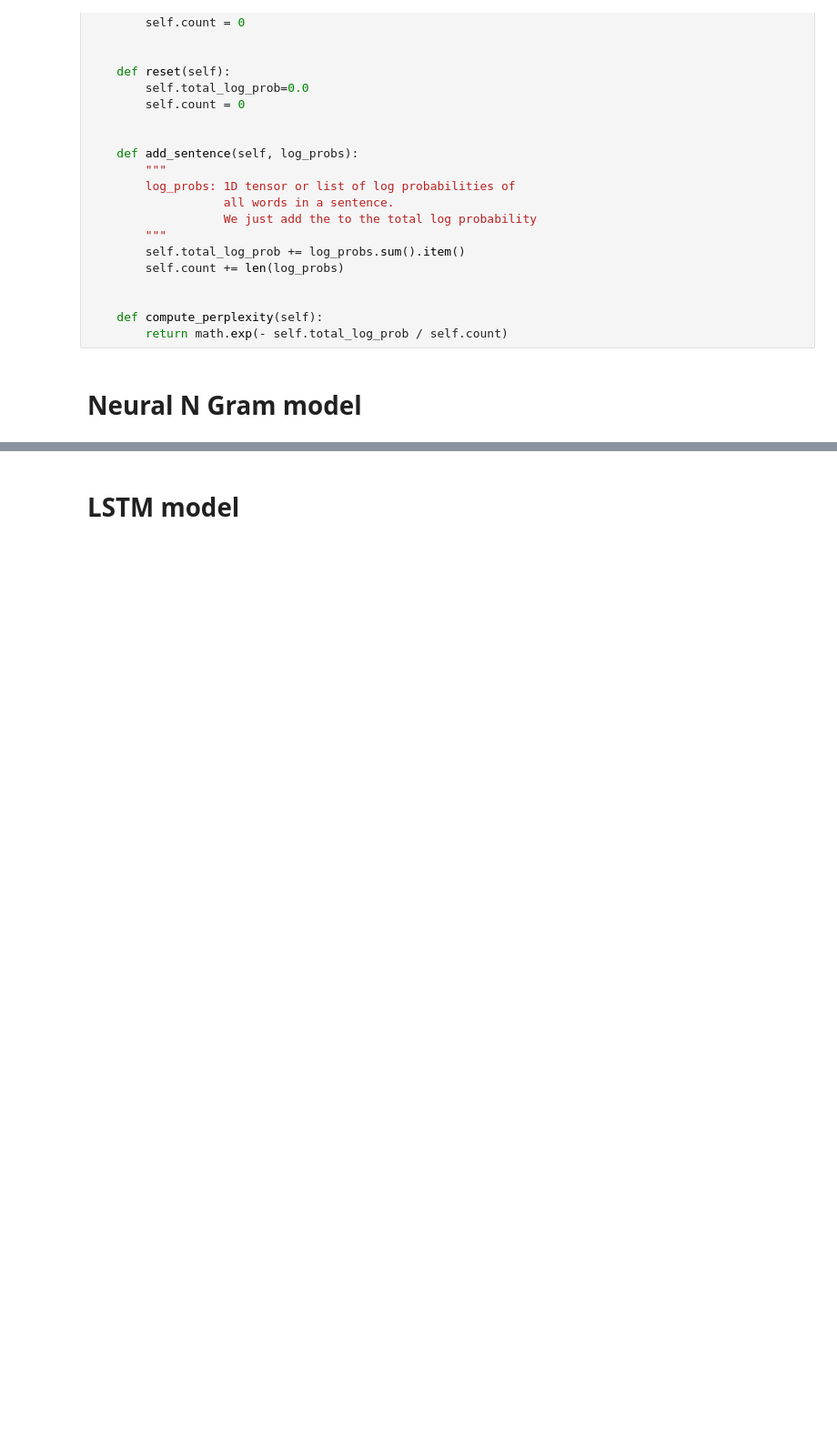
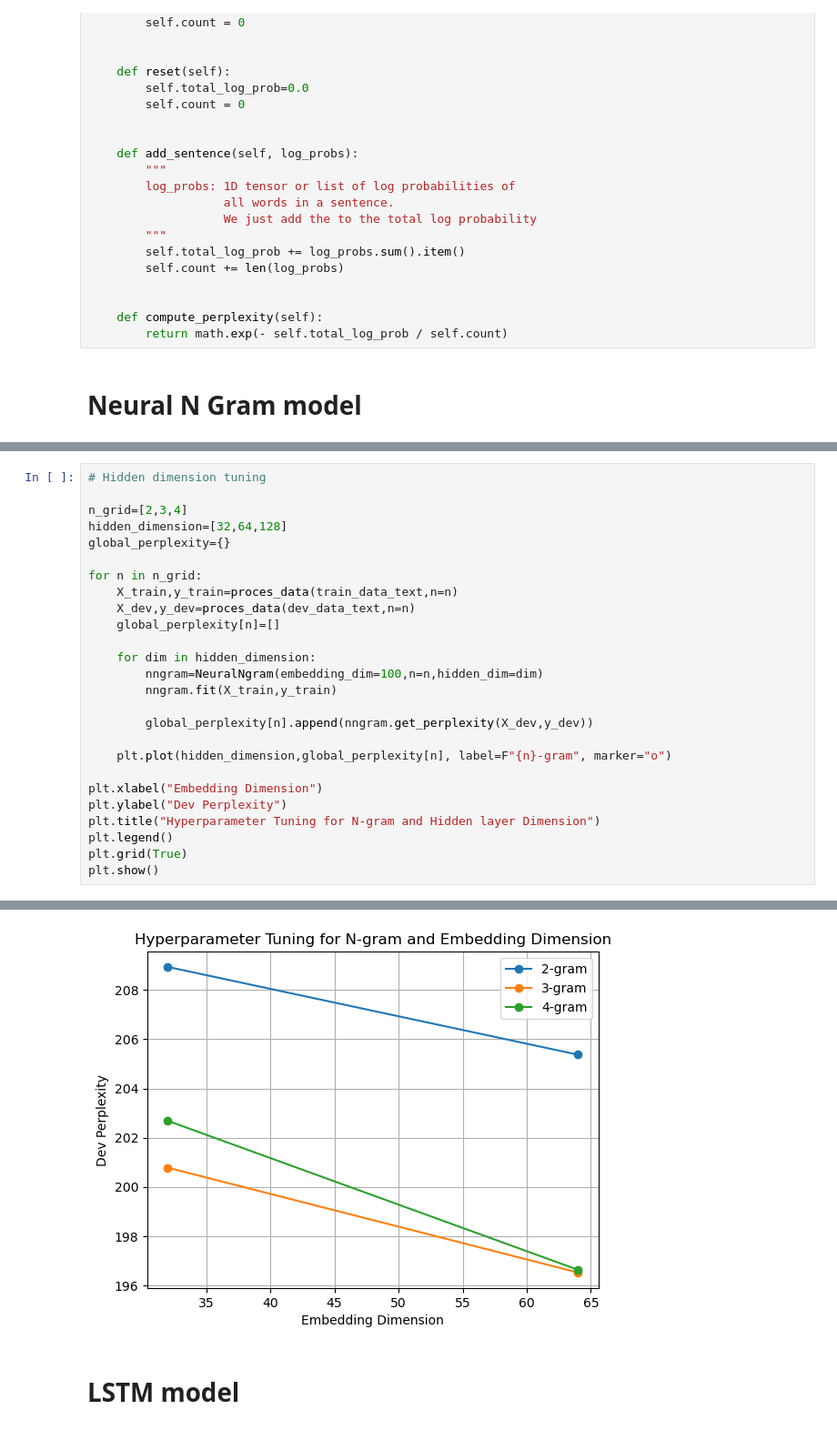
Before and after one commit to Lo808/Neural-Language-Modeling, a Jupyter notebook: Neural Language Modeling.ipynb, the cells around one changed output, grey strips where cells are left out. Shown at 91% size. Drawn from its saved outputs; the diff is of its cells as text; blank space fills up the shorter version.

```diff
--- a/Neural Language Modeling.ipynb
+++ b/Neural Language Modeling.ipynb
@@ -313,0 +414,27 @@ implement unknown word embedding
+# %%
+# Hidden dimension tuning
+
+n_grid=[2,3,4]
+hidden_dimension=[32,64,128]
+global_perplexity={}
+
+for n in n_grid:
+    X_train,y_train=proces_data(train_data_text,n=n)
+    X_dev,y_dev=proces_data(dev_data_text,n=n)
+    global_perplexity[n]=[]
+
+    for dim in hidden_dimension:
+        nngram=NeuralNgram(embedding_dim=100,n=n,hidden_dim=dim)
+        nngram.fit(X_train,y_train)
+
+        global_perplexity[n].append(nngram.get_perplexity(X_dev,y_dev))
+
+    plt.plot(hidden_dimension,global_perplexity[n], label=F"{n}-gram", marker="o")
+
+plt.xlabel("Embedding Dimension")
+plt.ylabel("Dev Perplexity")
+plt.title("Hyperparameter Tuning for N-gram and Hidden layer Dimension")
+plt.legend()
+plt.grid(True)
+plt.show()
+# %% [output]
@@ -314,2 +459,3 @@ implement unknown word embedding
+[figure, added]
 # %% [markdown]
 # LSTM model
```
Also changed, not shown: parts of 18 cells of this notebook.
